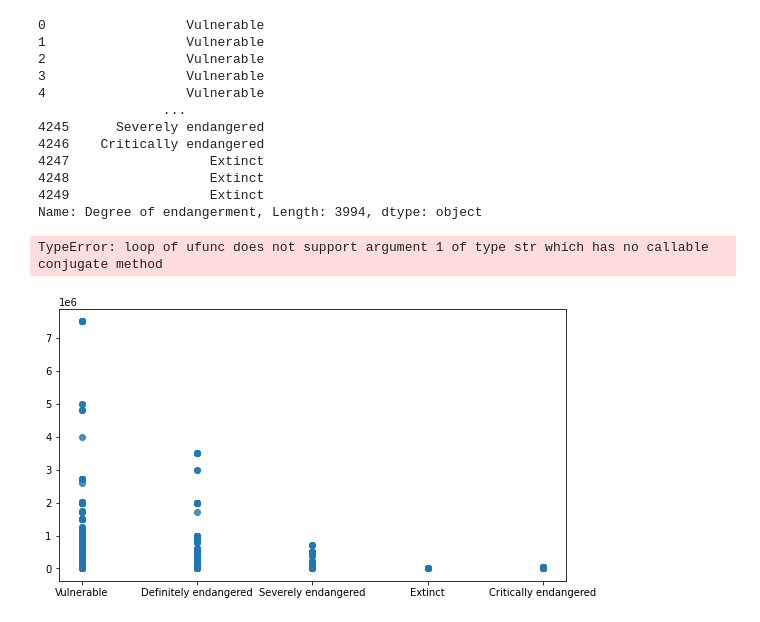
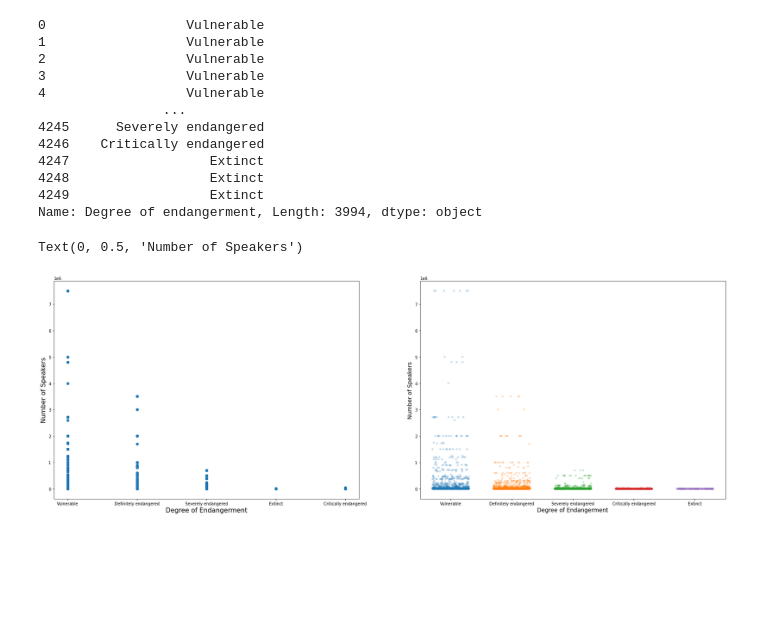
Before and after one commit to jpsrpv20/Endangered-Languages, a Jupyter notebook: endangered_languages_exploration.ipynb, the cells around one changed output. Cells and saved outputs as stored; diff of their text form; code cells hidden in the pictures; blank space fills up the shorter version.

Commit message:
Added bivariate and multivariate visual explorations
Explorations on Degree of Endangerment vs Number of Speakers vs Hemisphere Location

```diff
--- a/endangered_languages_exploration.ipynb
+++ b/endangered_languages_exploration.ipynb
@@ -303,18 +309,16 @@ cat_type = CategoricalDtype(categories=end_cats, ordered=True)
 end_lang['Degree of endangerment'] = end_lang['Degree of endangerment'].astype(cat_type)
 # %%
 # Plot scatter plot between Number of Speakers and Degree of endangerment
-plt.figure(figsize = [20,5])
+plt.figure(figsize = [30,10])
 plt.subplot(1,2,1)
+plt.scatter(data = end_lang, x='Degree of endangerment', y='Number of speakers');
+plt.xlabel('Degree of Endangerment',fontsize=16);
+plt.ylabel('Number of Speakers',fontsize=16)
 
-# Replace spaces with underscores
-end_lang.columns = end_lang.columns.str.replace(' ', '_');
-# Convert Number of speakers back to float
-end_lang['Number_of_speakers'] = end_lang['Number_of_speakers'].astype('float64')
-#end_lang['Number of speakers'] = end_lang['Number of speakers'].astype(float)
-sb.regplot(data = end_lang, x='Degree_of_endangerment', y='Number_of_speakers', truncate=False);
-#plt.scatter(data = end_lang, x='Degree of endangerment', y='Number of speakers');
 plt.subplot(1,2,2)
-sb.regplot(data = end_lang, x='Degree_of_endangerment', y='Number_of_speakers', truncate=False, x_jitter=0.3);
+sb.stripplot(data = end_lang, x='Degree of endangerment', y='Number of speakers', jitter=0.3, alpha=0.25);
+plt.xlabel('Degree of Endangerment', fontsize=14)
+plt.ylabel('Number of Speakers',fontsize=14)
 # %% [output]
-TypeError: loop of ufunc does not support argument 1 of type str which has no callable conjugate method
+Text(0, 0.5, 'Number of Speakers')
-[figure, old version]
+[figure, new version]
```
Also changed, not shown: parts of 40 cells of this notebook.
